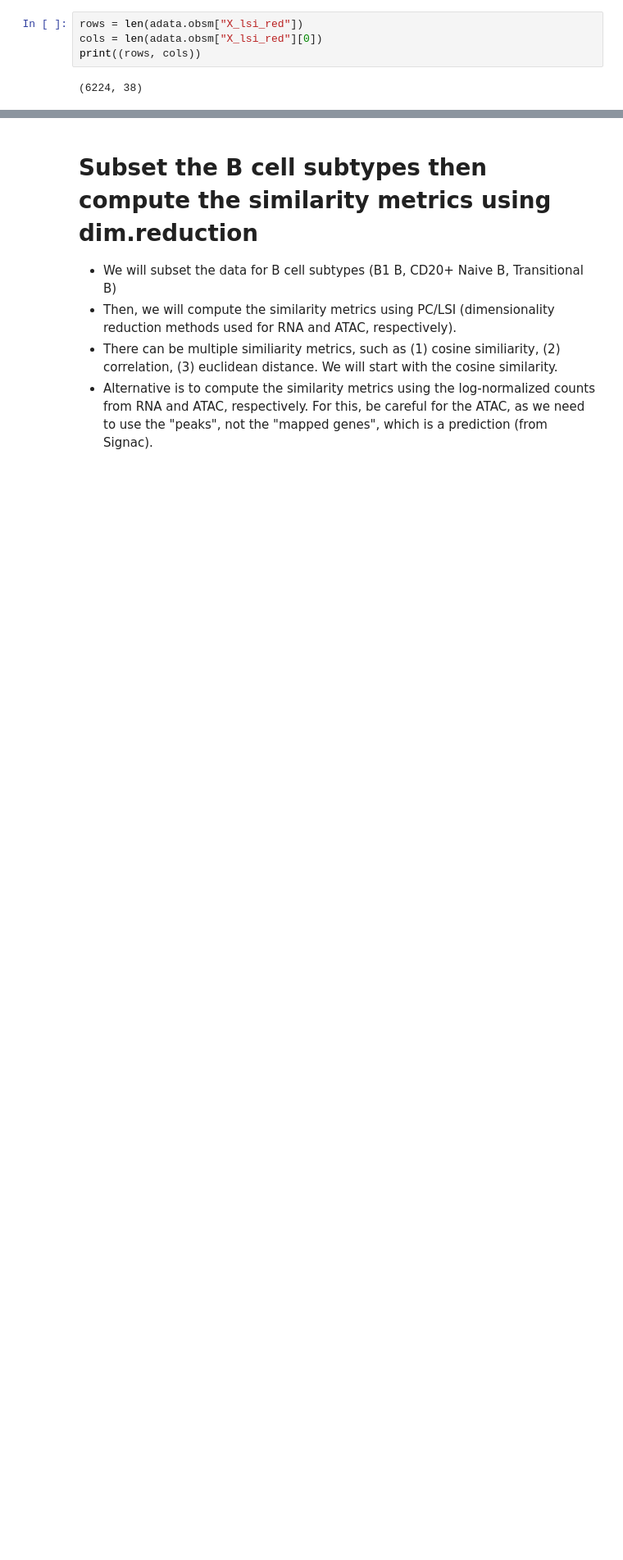
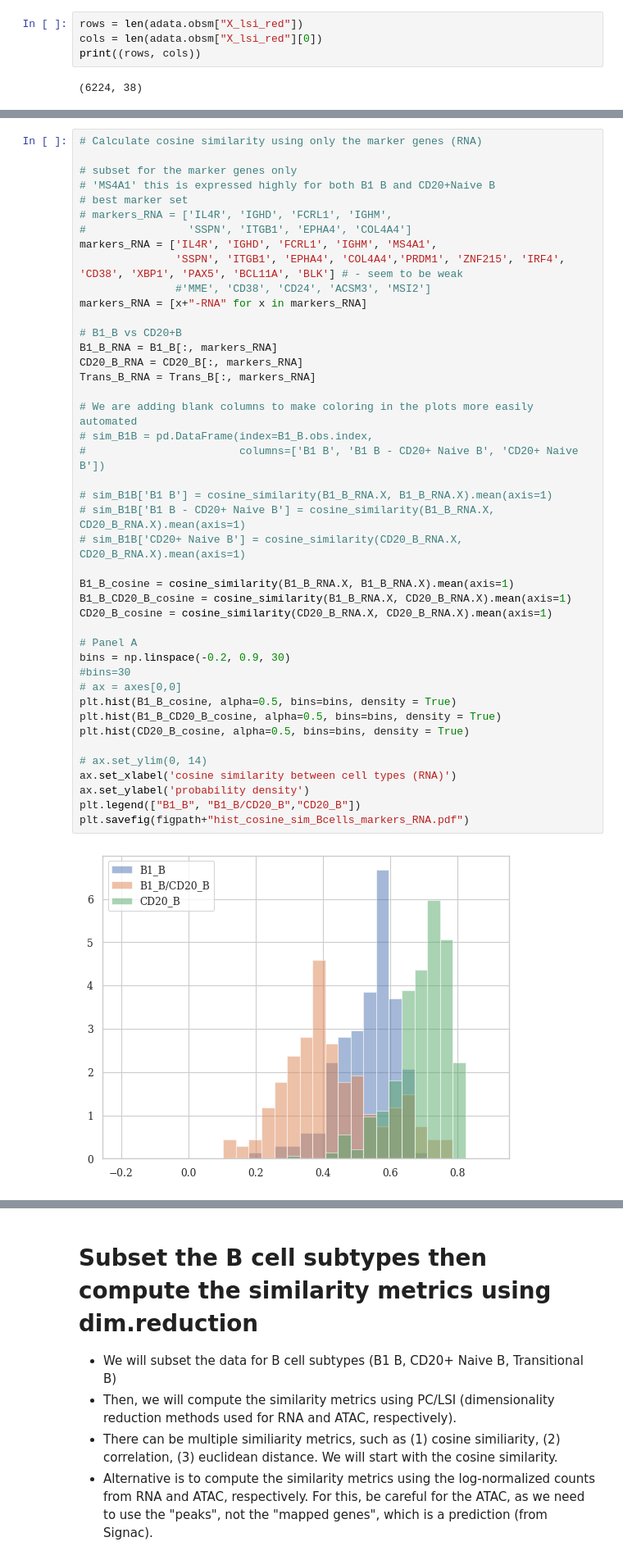
Before and after one commit to czbiohub-sf/celltype_annotation_tutorial, a Jupyter notebook: notebooks/Fig4S1_RNA_ATAC_celltype_distances.ipynb, the cells around one changed output, grey strips where cells are left out. Shown at 82% size. Drawn from its saved outputs; the diff is of its cells as text; blank space fills up the shorter version.

```diff
--- a/notebooks/Fig4S1_RNA_ATAC_celltype_distances.ipynb
+++ b/notebooks/Fig4S1_RNA_ATAC_celltype_distances.ipynb
@@ -97,0 +192,45 @@ print((rows, cols))
+# %%
+# Calculate cosine similarity using only the marker genes (RNA)
+
+# subset for the marker genes only
+# 'MS4A1' this is expressed highly for both B1 B and CD20+Naive B
+# best marker set
+# markers_RNA = ['IL4R', 'IGHD', 'FCRL1', 'IGHM',
+#                'SSPN', 'ITGB1', 'EPHA4', 'COL4A4']
+markers_RNA = ['IL4R', 'IGHD', 'FCRL1', 'IGHM', 'MS4A1',
+               'SSPN', 'ITGB1', 'EPHA4', 'COL4A4','PRDM1', 'ZNF215', 'IRF4', 'CD38', 'XBP1', 'PAX5', 'BCL11A', 'BLK'] # - seem to be weak
+               #'MME', 'CD38', 'CD24', 'ACSM3', 'MSI2']
+markers_RNA = [x+"-RNA" for x in markers_RNA]
+
+# B1_B vs CD20+B
+B1_B_RNA = B1_B[:, markers_RNA]
+CD20_B_RNA = CD20_B[:, markers_RNA]
+Trans_B_RNA = Trans_B[:, markers_RNA]
+
+# We are adding blank columns to make coloring in the plots more easily automated
+# sim_B1B = pd.DataFrame(index=B1_B.obs.index,
+#                        columns=['B1 B', 'B1 B - CD20+ Naive B', 'CD20+ Naive B'])
+
+# sim_B1B['B1 B'] = cosine_similarity(B1_B_RNA.X, B1_B_RNA.X).mean(axis=1)
+# sim_B1B['B1 B - CD20+ Naive B'] = cosine_similarity(B1_B_RNA.X, CD20_B_RNA.X).mean(axis=1)
+# sim_B1B['CD20+ Naive B'] = cosine_similarity(CD20_B_RNA.X, CD20_B_RNA.X).mean(axis=1)
+
+B1_B_cosine = cosine_similarity(B1_B_RNA.X, B1_B_RNA.X).mean(axis=1)
+B1_B_CD20_B_cosine = cosine_similarity(B1_B_RNA.X, CD20_B_RNA.X).mean(axis=1)
+CD20_B_cosine = cosine_similarity(CD20_B_RNA.X, CD20_B_RNA.X).mean(axis=1)
+
+# Panel A
+bins = np.linspace(-0.2, 0.9, 30)
+#bins=30
+# ax = axes[0,0]
+plt.hist(B1_B_cosine, alpha=0.5, bins=bins, density = True)
+plt.hist(B1_B_CD20_B_cosine, alpha=0.5, bins=bins, density = True)
+plt.hist(CD20_B_cosine, alpha=0.5, bins=bins, density = True)
+
+# ax.set_ylim(0, 14)
+ax.set_xlabel('cosine similarity between cell types (RNA)')
+ax.set_ylabel('probability density')
+plt.legend(["B1_B", "B1_B/CD20_B","CD20_B"])
+plt.savefig(figpath+"hist_cosine_sim_Bcells_markers_RNA.pdf")
+# %% [output]
+[figure, added]
```
Also changed, not shown: parts of 15 cells of this notebook, 5 other files.
